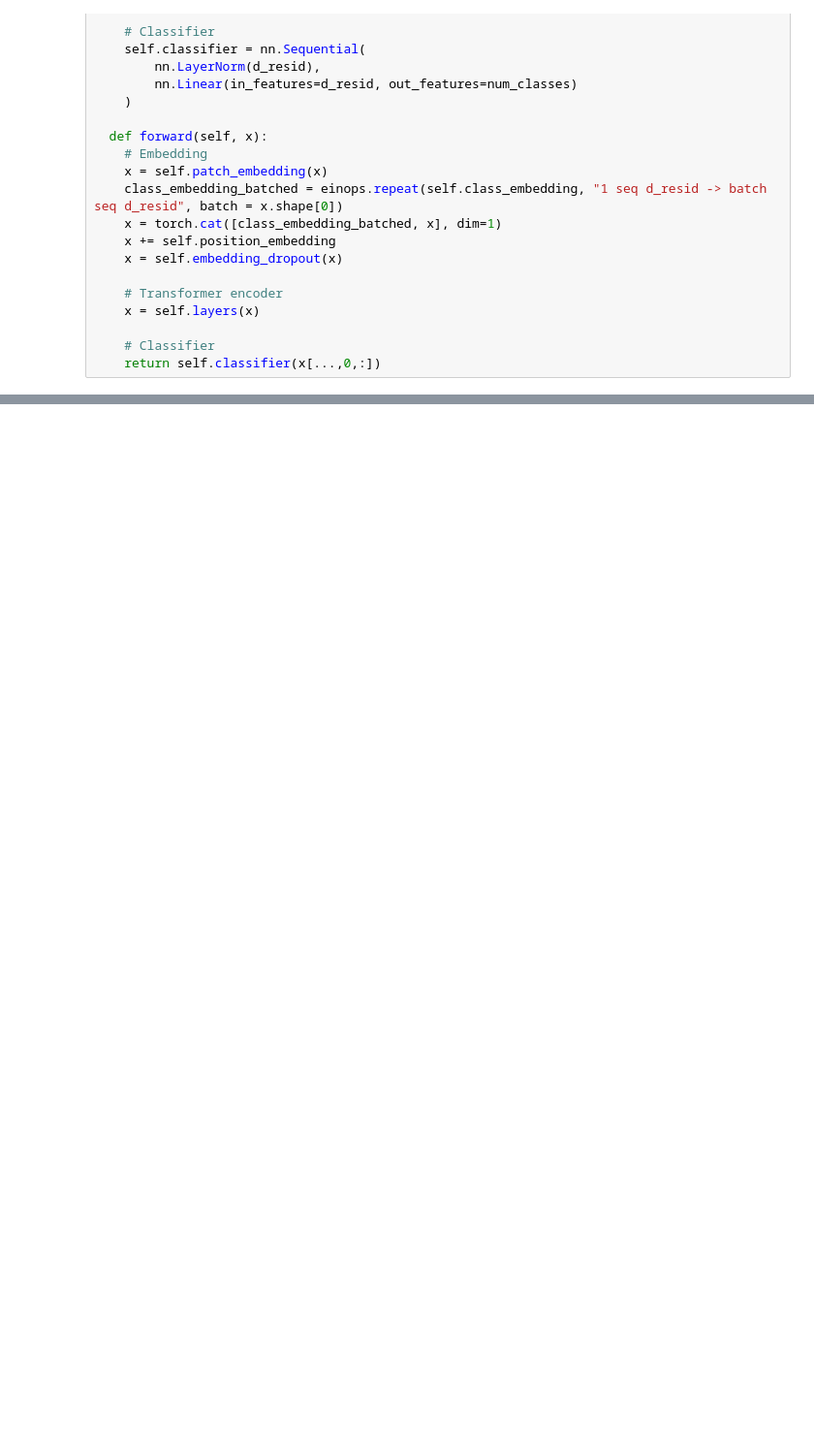
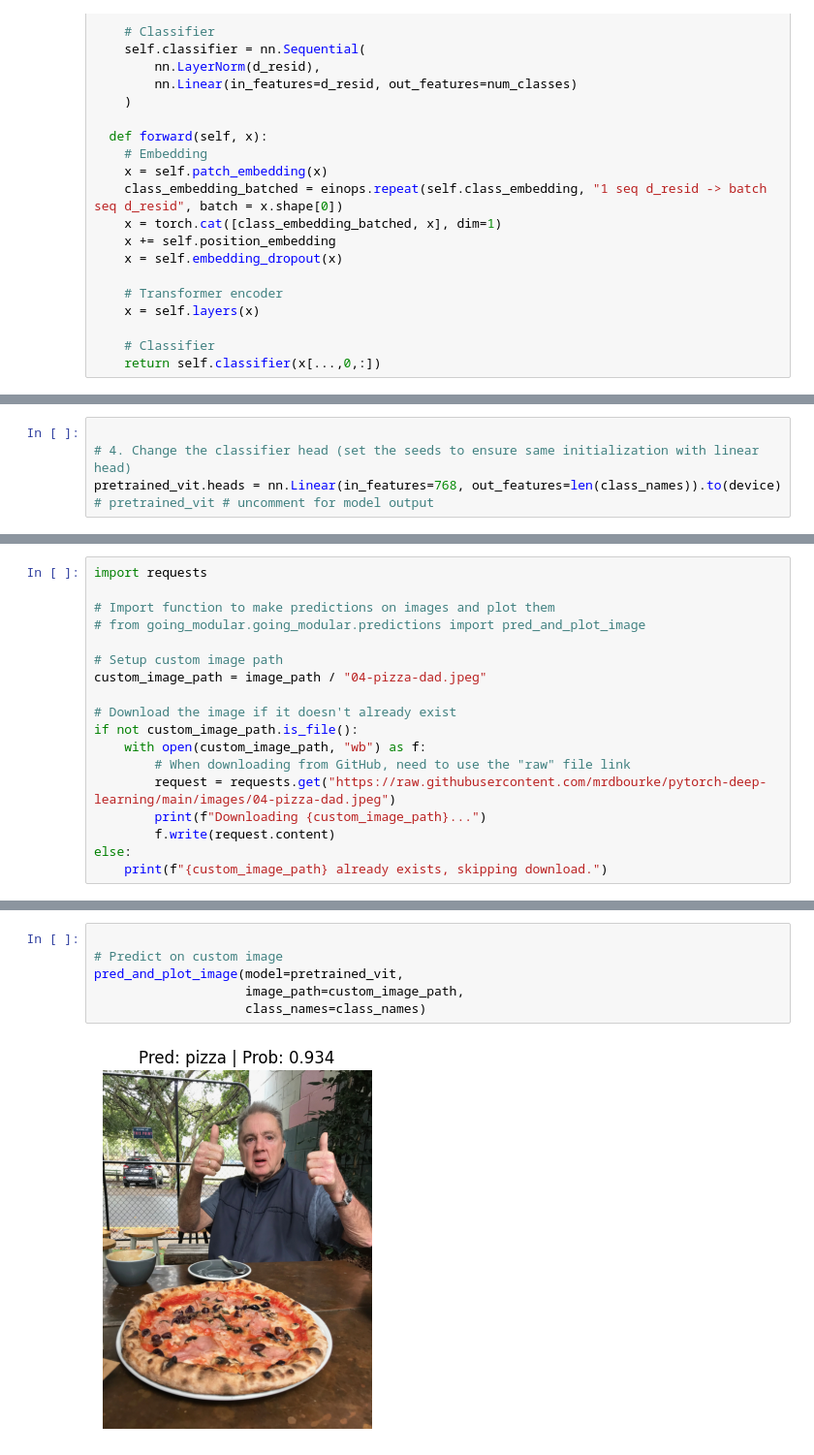
Before and after one commit to aaron-sandoval/vision-transformers, a Jupyter notebook: ViT.ipynb, the cells around one changed output, grey strips where cells are left out. Shown: that part at 97% size. Saved outputs shown, nothing was run; the diff lists cells and outputs as text; blank space fills up the shorter version.

Commit message:
ViT pretraining and transfer learning working. Implementation complete

```diff
--- a/ViT.ipynb
+++ b/ViT.ipynb
@@ -603,0 +668,5 @@ preds.shape
+# %%
+
+# 4. Change the classifier head (set the seeds to ensure same initialization with linear head)
+pretrained_vit.heads = nn.Linear(in_features=768, out_features=len(class_names)).to(device)
+# pretrained_vit # uncomment for model output
@@ -603,0 +755,18 @@ preds.shape
+# %%
+import requests
+
+# Import function to make predictions on images and plot them
+# from going_modular.going_modular.predictions import pred_and_plot_image
+
+# Setup custom image path
+custom_image_path = image_path / "04-pizza-dad.jpeg"
+
+# Download the image if it doesn't already exist
+if not custom_image_path.is_file():
+    with open(custom_image_path, "wb") as f:
+        # When downloading from GitHub, need to use the "raw" file link
+        request = requests.get("https://raw.githubusercontent.com/mrdbourke/pytorch-deep-learning/main/images/04-pizza-dad.jpeg")
+        print(f"Downloading {custom_image_path}...")
+        f.write(request.content)
+else:
+    print(f"{custom_image_path} already exists, skipping download.")
@@ -603,0 +839,8 @@ preds.shape
+# %%
+
+# Predict on custom image
+pred_and_plot_image(model=pretrained_vit,
+                    image_path=custom_image_path,
+                    class_names=class_names)
+# %% [output]
+[figure, added]
```
Also changed, not shown: parts of 37 cells of this notebook.
